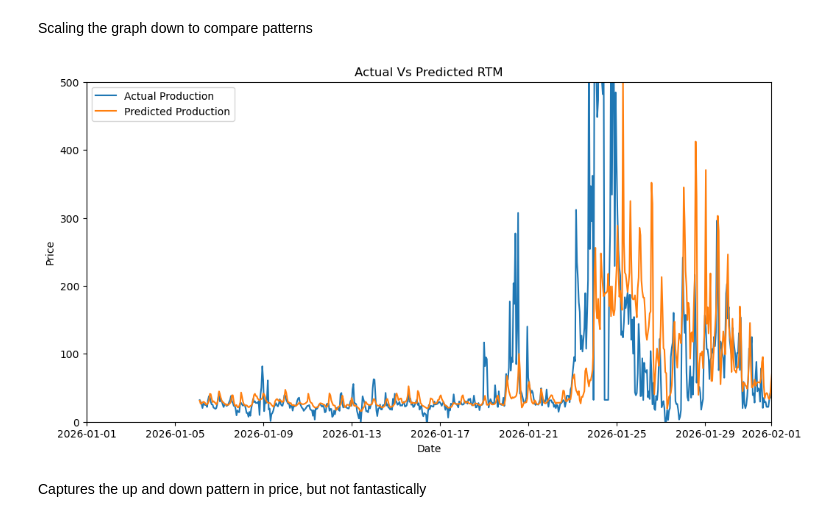
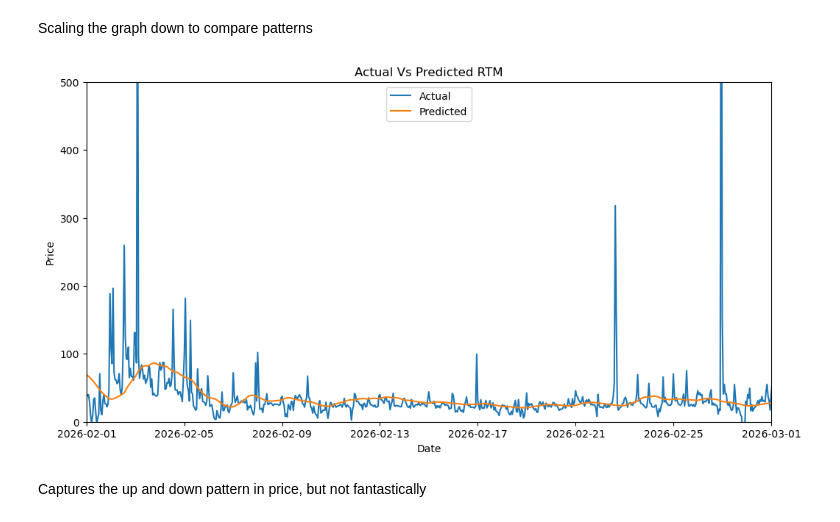
Before and after one commit to krklapat/data-science-capstone, a Jupyter notebook: modelTesting/lstm.ipynb, the cells around one changed output. Drawn from its saved outputs; the diff is of its cells as text; code cells hidden in the pictures.

```diff
--- a/modelTesting/lstm.ipynb
+++ b/modelTesting/lstm.ipynb
@@ -33,8 +37,8 @@ data = data.sort_values('interval_end_utc')
 # %% [markdown]
 Impute Outliers
 # %%
-data.loc[data['lmp_dam'] > 1000, 'lmp_dam'] = np.mean(data['lmp_dam'])
-data.loc[data['lmp_rtm'] > 1000, 'lmp_rtm'] = np.mean(data['lmp_rtm'])
+data.loc[data['lmp_dam'] > 1000, 'lmp_dam'] = 1000#np.mean(data['lmp_dam'])
+data.loc[data['lmp_rtm'] > 1000, 'lmp_rtm'] = 1000#np.mean(data['lmp_rtm'])
 # %% [markdown]
 Reshape the data
 # %%
@@ -43,7 +47,7 @@ lmp_rtm = data['lmp_rtm'].astype(float).values.reshape(-1, 1) #target/label
 # %% [markdown]
 Split the data into training and testing sets
 # %%
-window_size = 12
+window_size = 288
 X = []
 y = []
 target_dates = []
@@ -112,17 +122,22 @@ model.compile(optimizer='adam', loss='mean_squared_error')
 # %% [markdown]
 Train the model on our data
 # %%
-history = model.fit(
-    X_train,
-    y_train,
-    epochs=5,
-    batch_size=32,
-    validation_split=0.1
+# Chronological train/validation split
+val_start = int(0.9 * len(X_train))
+X_fit, X_val = X_train[:val_start], X_train[val_start:]
+y_fit, y_val = y_train[:val_start], y_train[val_start:]
+
+# Stop automatically when validation loss stops improving
+early_stopping = EarlyStopping(
+    mode="min", patience=5, min_delta=1e-6,
+    restore_best_weights=True
 )
 
-predictions_scaled = model.predict(X_test)
-
-#convert back
-predictions = scaler_y.inverse_transform(predictions_scaled)
-y_test = scaler_y.inverse_transform(y_test)
+history = model.fit(
+    X_fit, y_fit,
+    validation_data=(X_val, y_val),
+    epochs=50, batch_size=64, shuffle=False,
+    callbacks=[early_stopping], verbose=1
+)
+print(f"Training stopped after {len(history.history['loss'])} epochs")
 # %% [output]
@@ -167,19 +237,19 @@ The error on this model is excedingly large, likely due to the insane outliers
 Scaling the graph down to compare patterns
 # %%
 plt.figure(figsize=(12, 6))
-plt.plot(dates_test, y_test.flatten(), label='Actual Production')
-plt.plot(dates_test, predictions.flatten(), label='Predicted Production')
+plt.plot(dates_test, y_test.flatten(), label='Actual')
+plt.plot(dates_test, predictions.flatten(), label='Predicted')
 plt.title('Actual Vs Predicted RTM')
 plt.xlabel('Date')
 plt.ylabel('Price')
 plt.ylim(0, 500)
 plt.xlim(
-    pd.Timestamp('2026-01-01'),
-    pd.Timestamp('2026-02-01')
+    pd.Timestamp('2026-02-01'),
+    pd.Timestamp('2026-03-01')
 )
 plt.legend()
 plt.show()
 # %% [output]
-[figure, old version]
+[figure, new version]
 # %% [markdown]
 Captures the up and down pattern in price, but not fantastically
```
Also changed, not shown: parts of 9 cells of this notebook.
